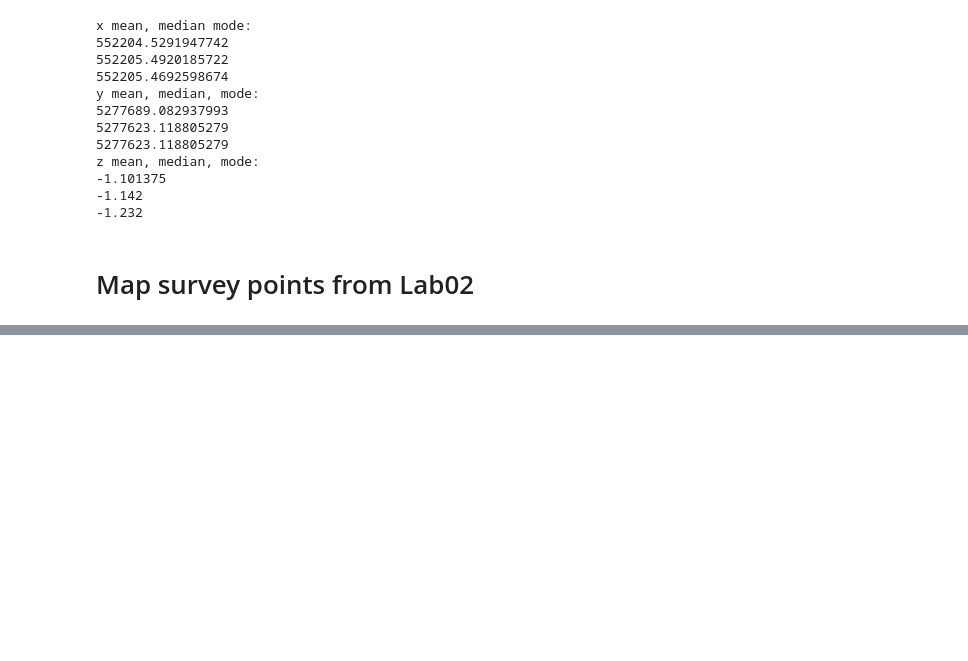
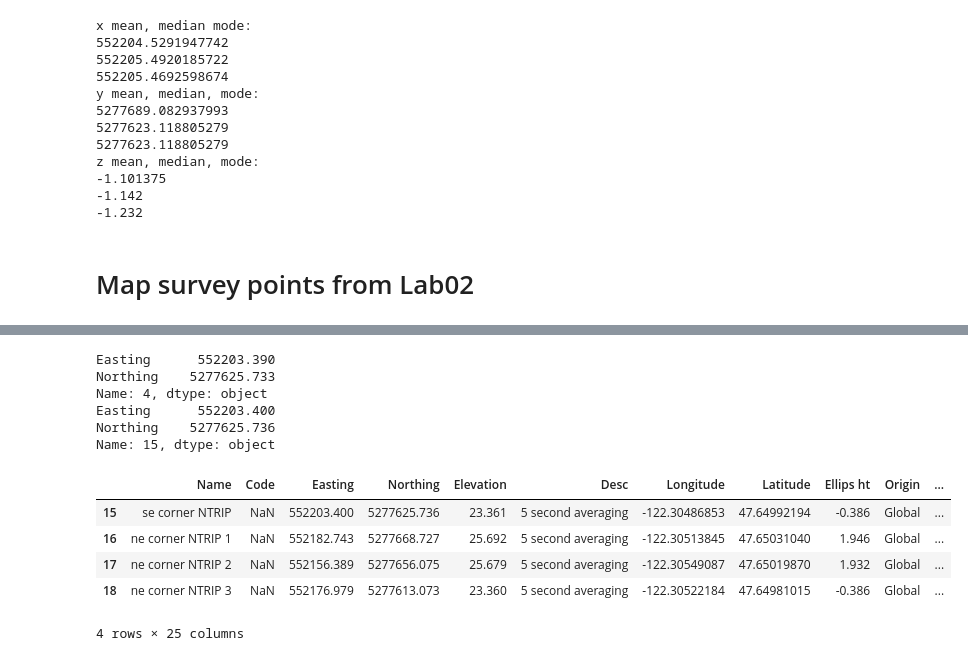
Before and after one commit to dlhogan97/AdvSurveyingGeomatics, a Jupyter notebook: notebooks/lab-02.ipynb, the cells around one changed output, grey strips where cells are left out. Cells and saved outputs as stored; diff of their text form; code cells hidden in the pictures; blank space fills up the shorter version.

```diff
--- a/notebooks/lab-02.ipynb
+++ b/notebooks/lab-02.ipynb
@@ -97,0 +160,22 @@ z mean, median, mode:
+# %%
+lora_montlake_pts = lab02_pts.loc[3:6]
+ntrip_montlake_pts = lab02_pts.iloc[-4:]
+# %%
+print(lora_montlake_pts[['Easting','Northing']].iloc[1])
+print(ntrip_montlake_pts[['Easting','Northing']].iloc[0])
+# %% [output]
+Easting      552203.390
+Northing    5277625.733
+Name: 4, dtype: object
+Easting      552203.400
+Northing    5277625.736
+Name: 15, dtype: object
+# %%
+ntrip_montlake_pts
+# %% [output]
+|  | Name | Code | Easting | Northing | Elevation | Desc | Longitude | Latitude | Ellips ht | Origin | ... |
+| 15 | se corner NTRIP | NaN | 552203.400 | 5277625.736 | 23.361 | 5 second averaging | -122.30486853 | 47.64992194 | -0.386 | Global | ... |
+| 16 | ne corner NTRIP 1 | NaN | 552182.743 | 5277668.727 | 25.692 | 5 second averaging | -122.30513845 | 47.65031040 | 1.946 | Global | ... |
+| 17 | ne corner NTRIP 2 | NaN | 552156.389 | 5277656.075 | 25.679 | 5 second averaging | -122.30549087 | 47.65019870 | 1.932 | Global | ... |
+| 18 | ne corner NTRIP 3 | NaN | 552176.979 | 5277613.073 | 23.360 | 5 second averaging | -122.30522184 | 47.64981015 | -0.386 | Global | ... |
+4 rows × 25 columns
```
Also changed, not shown: parts of 10 cells of this notebook, 7 other files.
